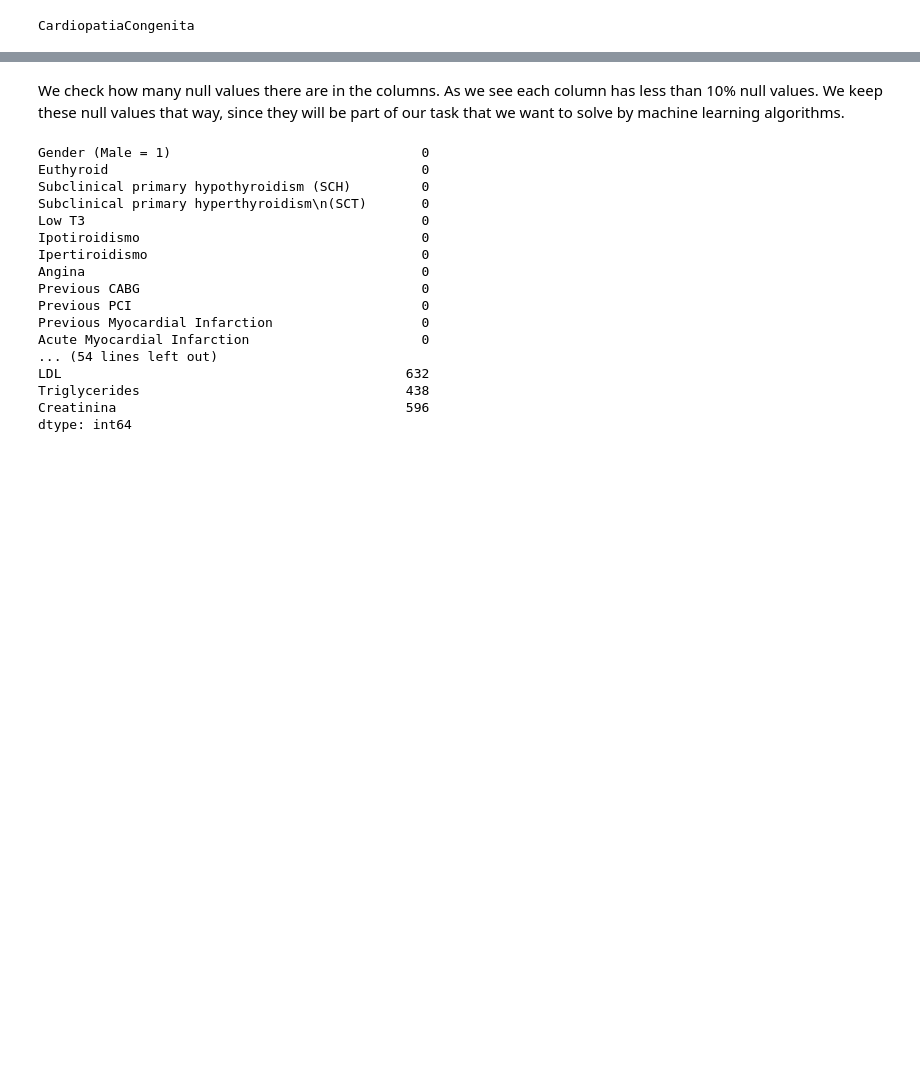
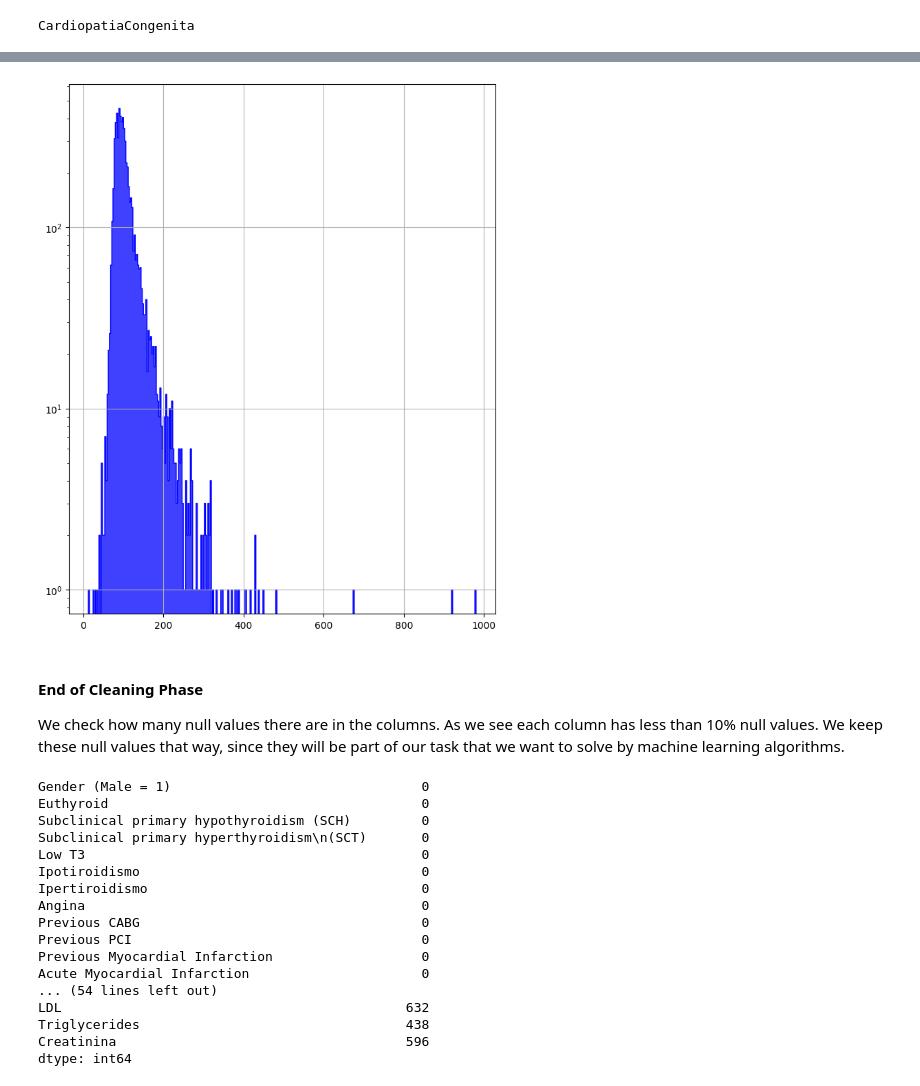
Before and after one commit to davide-marchi/clinical-data-encoding, a Jupyter notebook: Cleaning_Data.ipynb, the cells around one changed output, grey strips where cells are left out. Cells and saved outputs as stored; diff of their text form; code cells hidden in the pictures; blank space fills up the shorter version.

```diff
--- a/Cleaning_Data.ipynb
+++ b/Cleaning_Data.ipynb
@@ -308,4 +322,14 @@ chl_dataset=chl_dataset.drop(columns=["CardiopatiaCongenita"])
+# %%
+sea_histogram(dataframe_to_plot=chl_dataset,
+              column_of_interest="Glycemia",
+              show_grid=True,
+              ylog=True
+              )
+# %% [output]
+[figure, added]
 # %% [markdown]
+#### End of Cleaning Phase
+
 We check how many null values there are in the columns. As we see each column has less than 10% null values. We keep these null values that way, since they will be part of our task that we want to solve by machine learning algorithms.
 # %%
 chl_dataset.isna().sum()
```
Also changed, not shown: parts of 4 cells of this notebook.
